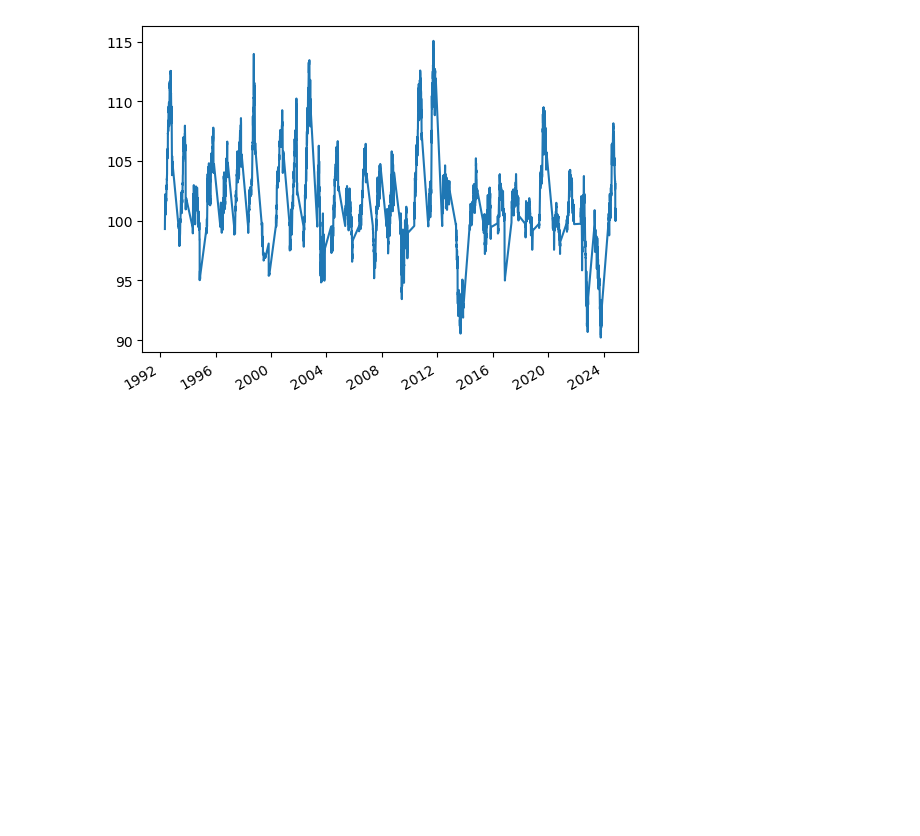
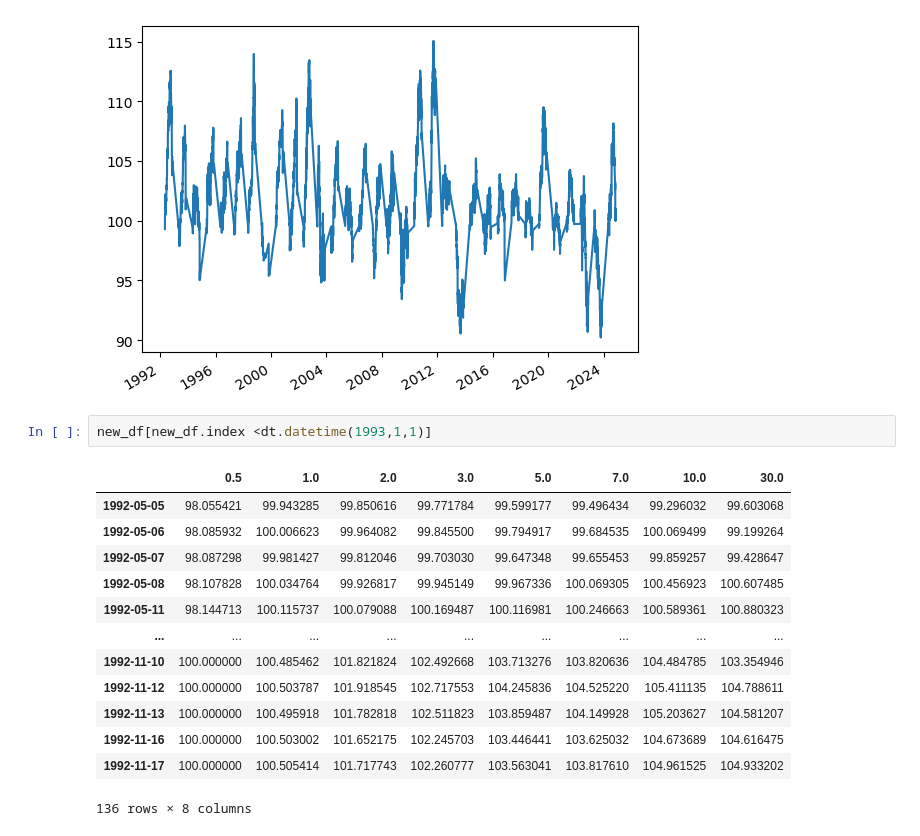
Before and after one commit to jlopes3/MF703_Project, a Jupyter notebook: FixedIncomePrice.ipynb, the cells around one changed output. Saved outputs shown, nothing was run; the diff lists cells and outputs as text; blank space fills up the shorter version.

```diff
--- a/FixedIncomePrice.ipynb
+++ b/FixedIncomePrice.ipynb
@@ -82,3 +82,19 @@ new_df[10].plot()
 # %% [output]
 <Axes: >
 [figure]
+# %%
+new_df[new_df.index <dt.datetime(1993,1,1)]
+# %% [output]
+|  | 0.5 | 1.0 | 2.0 | 3.0 | 5.0 | 7.0 | 10.0 | 30.0 |
+| 1992-05-05 | 98.055421 | 99.943285 | 99.850616 | 99.771784 | 99.599177 | 99.496434 | 99.296032 | 99.603068 |
+| 1992-05-06 | 98.085932 | 100.006623 | 99.964082 | 99.845500 | 99.794917 | 99.684535 | 100.069499 | 99.199264 |
+| 1992-05-07 | 98.087298 | 99.981427 | 99.812046 | 99.703030 | 99.647348 | 99.655453 | 99.859257 | 99.428647 |
+| 1992-05-08 | 98.107828 | 100.034764 | 99.926817 | 99.945149 | 99.967336 | 100.069305 | 100.456923 | 100.607485 |
+| 1992-05-11 | 98.144713 | 100.115737 | 100.079088 | 100.169487 | 100.116981 | 100.246663 | 100.589361 | 100.880323 |
+| ... | ... | ... | ... | ... | ... | ... | ... | ... |
+| 1992-11-10 | 100.000000 | 100.485462 | 101.821824 | 102.492668 | 103.713276 | 103.820636 | 104.484785 | 103.354946 |
+| 1992-11-12 | 100.000000 | 100.503787 | 101.918545 | 102.717553 | 104.245836 | 104.525220 | 105.411135 | 104.788611 |
+| 1992-11-13 | 100.000000 | 100.495918 | 101.782818 | 102.511823 | 103.859487 | 104.149928 | 105.203627 | 104.581207 |
+| 1992-11-16 | 100.000000 | 100.503002 | 101.652175 | 102.245703 | 103.446441 | 103.625032 | 104.673689 | 104.616475 |
+| 1992-11-17 | 100.000000 | 100.505414 | 101.717743 | 102.260777 | 103.563041 | 103.817610 | 104.961525 | 104.933202 |
+136 rows × 8 columns
```
Also changed, not shown: 3 other files.
